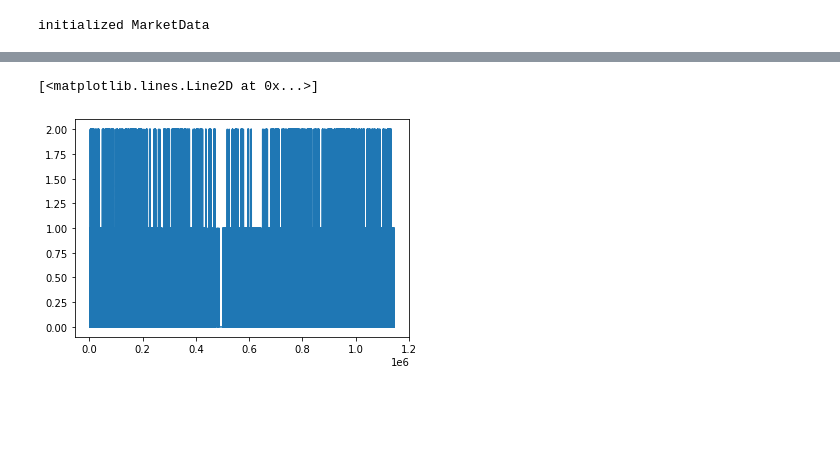
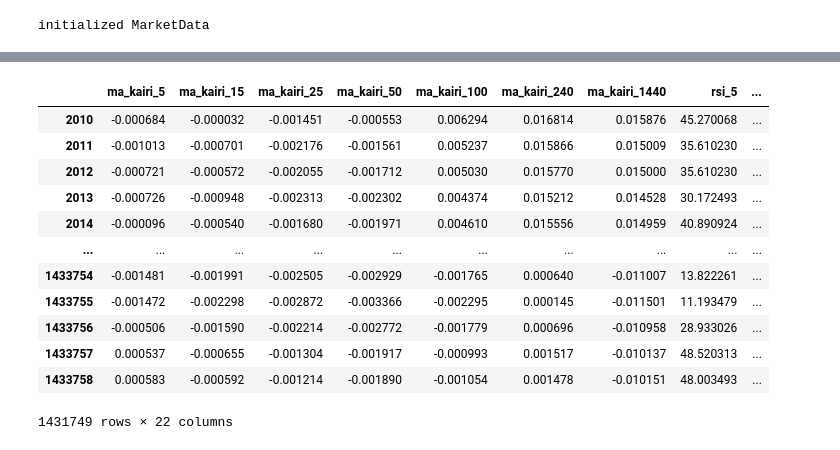
Before and after one commit to alunfes/1m-btc-data, a Jupyter notebook: LGBM_Trading_Points.ipynb, the cells around one changed output, grey strips where cells are left out. Drawn from its saved outputs; the diff is of its cells as text; code cells hidden in the pictures; blank space fills up the shorter version.

```diff
--- a/LGBM_Trading_Points.ipynb
+++ b/LGBM_Trading_Points.ipynb
@@ -331,21 +315,25 @@ class LGBMDataGenerator:
         return lgbm_data
 
     def convert_lgbm_train_test_data(self, df:pd.DataFrame):
-        df = df.loc[2000:]
-        df = df.loc[:len(df) - 2000]
+        df = df.iloc[2000:]
+        df = df.iloc[:len(df) - 2000]
         train, test = train_test_split(df, train_size = 0.8, test_size = 0.2, shuffle=False)
-        train = self.sampling_train_data(train, 0.1, 0.3)
+        #train = self.sampling_train_data(train, 0.1, 0.3)
+        train, valid = train_test_split(train, train_size = 0.9, test_size = 0.1, shuffle=True)
         train_x = train.drop('tp', axis =1)
         train_y = train['tp']
+        valid_x = valid.drop('tp', axis =1)
+        valid_y = valid['tp']
         test_x = test.drop('tp', axis=1)
         test_y = test['tp']
-        return train_x, train_y, test_x, test_y
+        return train_x, train_y, valid_x, valid_y, test_x, test_y
+
 
     def sampling_train_data(self, train_df, none_sampling_ratio, buysell_sampling_ratio):
         main_df = pd.DataFrame()
-        zero_df = train_df('tp == 0')
-        one_df = train_df('tp == 1')
-        two_df = train_df('tp == 2')
+        zero_df = train_df.query('tp == 0')
+        one_df = train_df.query('tp == 1')
+        two_df = train_df.query('tp == 2')
         zero_df = self.sampling(zero_df, none_sampling_ratio)
         main_df = pd.concat([main_df, zero_df])
         one_df = self.sampling(one_df, buysell_sampling_ratio)
@@ -354,9 +342,9 @@ class LGBMDataGenerator:
         main_df = pd.concat([main_df, two_df])
         return main_df
 
-    def sampling(df, sampling_ratio):
+    def sampling(self, df, sampling_ratio):
         res = []
-        sampling_window = round(len(df) * sampling_ratio)
+        sampling_window = round(len(df) / (len(df) * sampling_ratio))
         i = 0
         while True:
             res.append(df.iloc[i])
@@ -551,5 +567,17 @@ plt.plot(ac.total_asset_log)
-# %%
-plt.plot(train_x)
-# %% [output]
-[<matplotlib.lines.Line2D at 0x...>]
-[figure, removed]
+# %%
+test = lgbm_df[2000:]
+test.iloc[10:]
+# %% [output]
+|  | ma_kairi_5 | ma_kairi_15 | ma_kairi_25 | ma_kairi_50 | ma_kairi_100 | ma_kairi_240 | ma_kairi_1440 | rsi_5 | ... |
+| 2010 | -0.000684 | -0.000032 | -0.001451 | -0.000553 | 0.006294 | 0.016814 | 0.015876 | 45.270068 | ... |
+| 2011 | -0.001013 | -0.000701 | -0.002176 | -0.001561 | 0.005237 | 0.015866 | 0.015009 | 35.610230 | ... |
+| 2012 | -0.000721 | -0.000572 | -0.002055 | -0.001712 | 0.005030 | 0.015770 | 0.015000 | 35.610230 | ... |
+| 2013 | -0.000726 | -0.000948 | -0.002313 | -0.002302 | 0.004374 | 0.015212 | 0.014528 | 30.172493 | ... |
+| 2014 | -0.000096 | -0.000540 | -0.001680 | -0.001971 | 0.004610 | 0.015556 | 0.014959 | 40.890924 | ... |
+| ... | ... | ... | ... | ... | ... | ... | ... | ... | ... |
+| 1433754 | -0.001481 | -0.001991 | -0.002505 | -0.002929 | -0.001765 | 0.000640 | -0.011007 | 13.822261 | ... |
+| 1433755 | -0.001472 | -0.002298 | -0.002872 | -0.003366 | -0.002295 | 0.000145 | -0.011501 | 11.193479 | ... |
+| 1433756 | -0.000506 | -0.001590 | -0.002214 | -0.002772 | -0.001779 | 0.000696 | -0.010958 | 28.933026 | ... |
+| 1433757 | 0.000537 | -0.000655 | -0.001304 | -0.001917 | -0.000993 | 0.001517 | -0.010137 | 48.520313 | ... |
+| 1433758 | 0.000583 | -0.000592 | -0.001214 | -0.001890 | -0.001054 | 0.001478 | -0.010151 | 48.003493 | ... |
+1431749 rows × 22 columns
```
Also changed, not shown: parts of 10 cells of this notebook.
